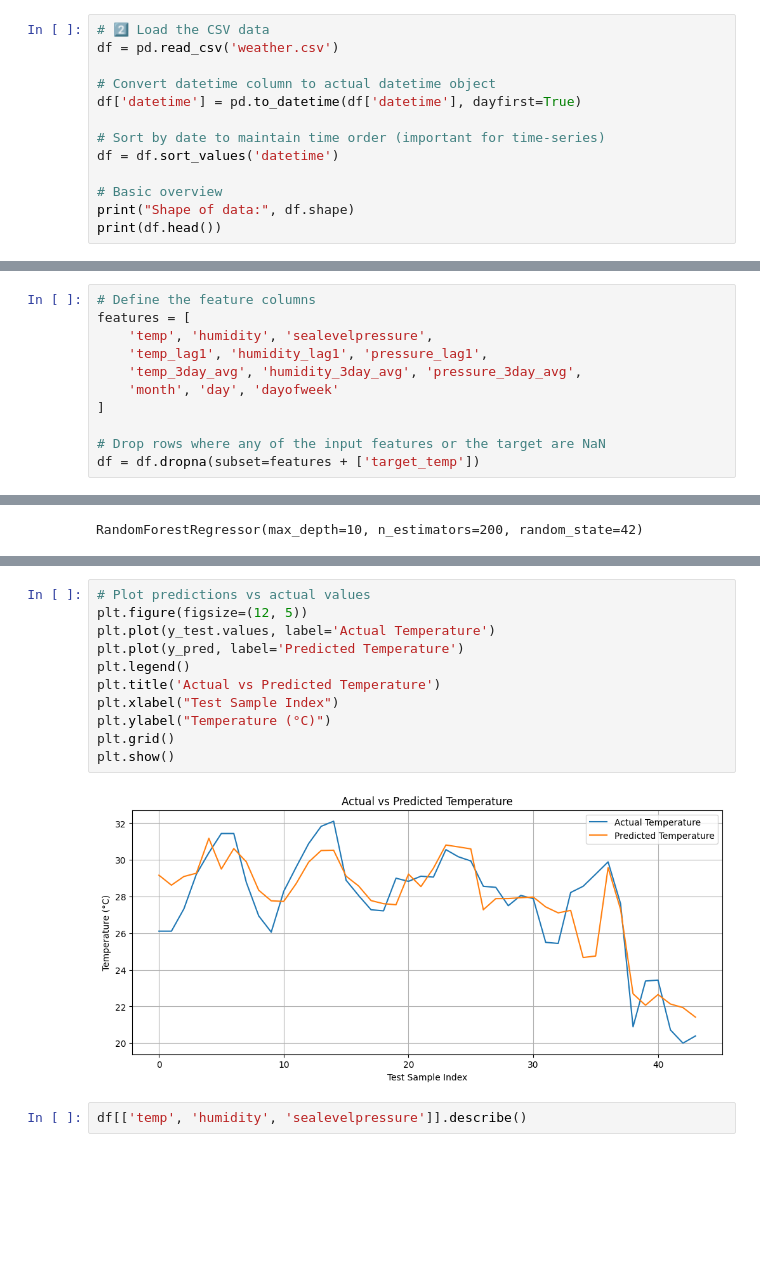
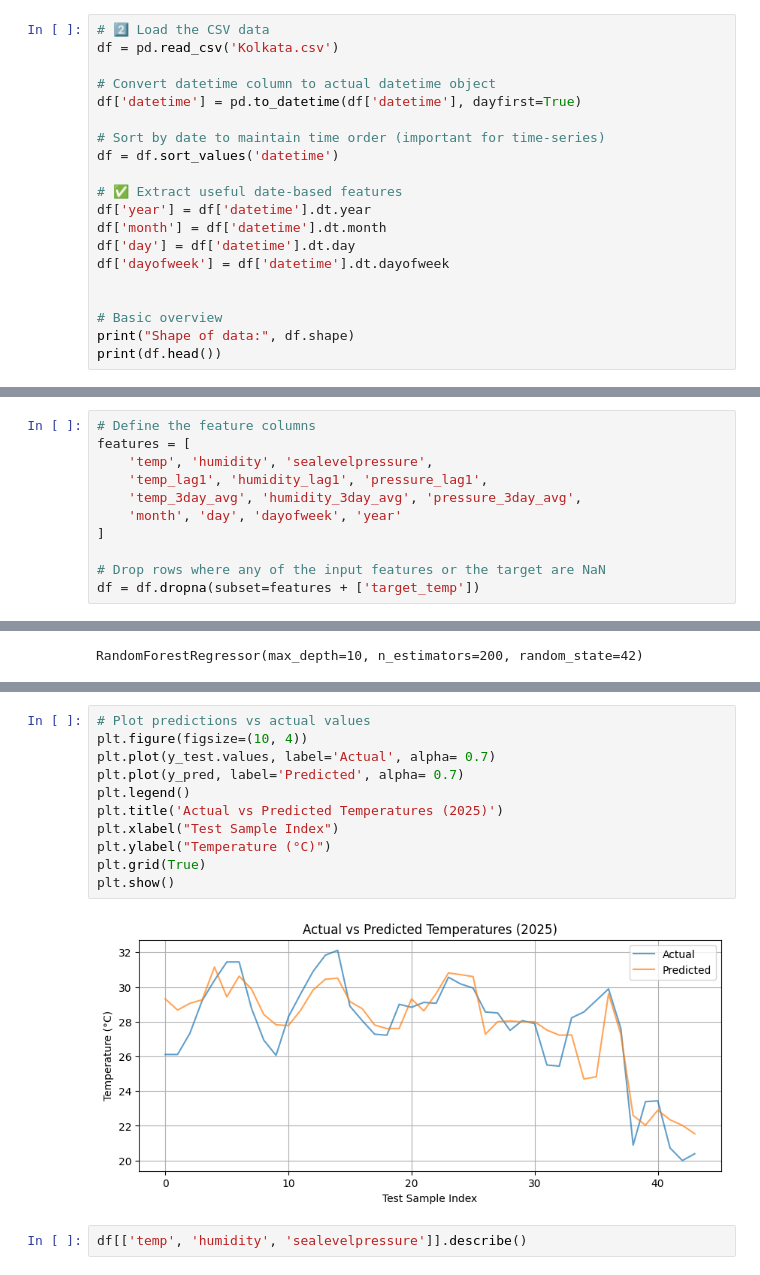
Before and after one commit to imrcoder07/Weather-Prediction-Model, a Jupyter notebook: kolkata.ipynb, the cells around one changed output, grey strips where cells are left out. Cells and saved outputs as stored; diff of their text form; blank space fills up the shorter version.

```diff
--- a/train_model.ipynb
+++ b/kolkata.ipynb
@@ -14,7 +14,7 @@ from sklearn.metrics import mean_absolute_error, mean_squared_error, r2_score
 import pickle
 # %%
 # 2️⃣ Load the CSV data
-df = pd.read_csv('weather.csv')
+df = pd.read_csv('Kolkata.csv')
 
 # Convert datetime column to actual datetime object
 df['datetime'] = pd.to_datetime(df['datetime'], dayfirst=True)
@@ -22,6 +22,13 @@ df['datetime'] = pd.to_datetime(df['datetime'], dayfirst=True)
 # Sort by date to maintain time order (important for time-series)
 df = df.sort_values('datetime')
 
+# ✅ Extract useful date-based features
+df['year'] = df['datetime'].dt.year
+df['month'] = df['datetime'].dt.month
+df['day'] = df['datetime'].dt.day
+df['dayofweek'] = df['datetime'].dt.dayofweek
+
+
 # Basic overview
 print("Shape of data:", df.shape)
 print(df.head())
@@ -155,7 +162,7 @@ features = [
     'temp', 'humidity', 'sealevelpressure',
     'temp_lag1', 'humidity_lag1', 'pressure_lag1',
     'temp_3day_avg', 'humidity_3day_avg', 'pressure_3day_avg',
-    'month', 'day', 'dayofweek'
+    'month', 'day', 'dayofweek', 'year'
 ]
 
 # Drop rows where any of the input features or the target are NaN
@@ -200,16 +251,16 @@ R² Score: 0.75
 # %%
 # Plot predictions vs actual values
-plt.figure(figsize=(12, 5))
-plt.plot(y_test.values, label='Actual Temperature')
-plt.plot(y_pred, label='Predicted Temperature')
+plt.figure(figsize=(10, 4))
+plt.plot(y_test.values, label='Actual', alpha= 0.7)
+plt.plot(y_pred, label='Predicted', alpha= 0.7)
 plt.legend()
-plt.title('Actual vs Predicted Temperature')
+plt.title('Actual vs Predicted Temperatures (2025)')
 plt.xlabel("Test Sample Index")
 plt.ylabel("Temperature (°C)")
-plt.grid()
+plt.grid(True)
 plt.show()
 # %% [output]
-[figure, old version]
+[figure, new version]
 # %%
 df[['temp', 'humidity', 'sealevelpressure']].describe()
 # %% [output]
```
Also changed, not shown: parts of 7 cells of this notebook, 16 other files.
